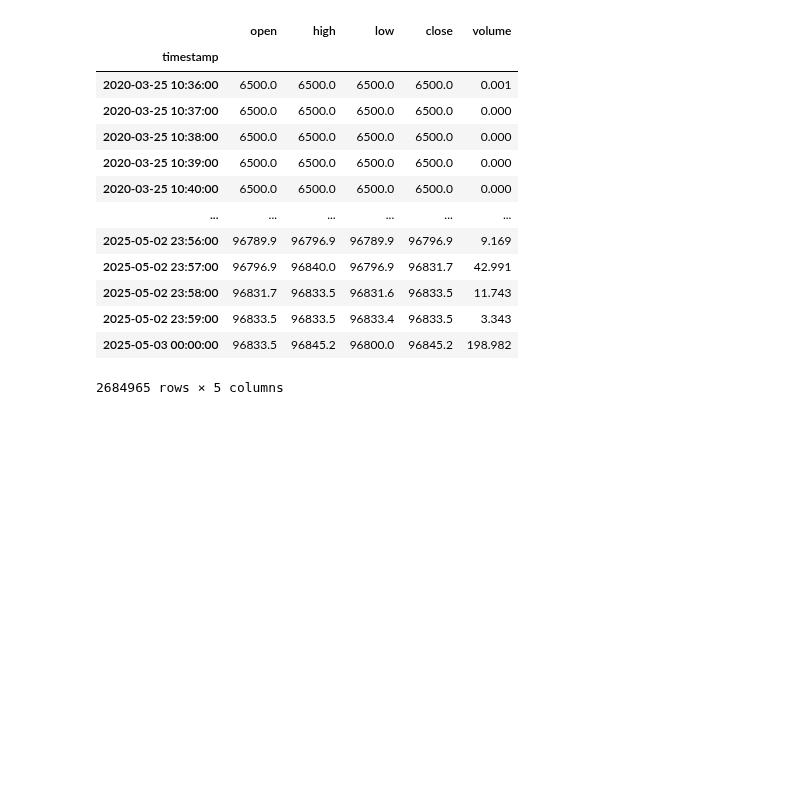
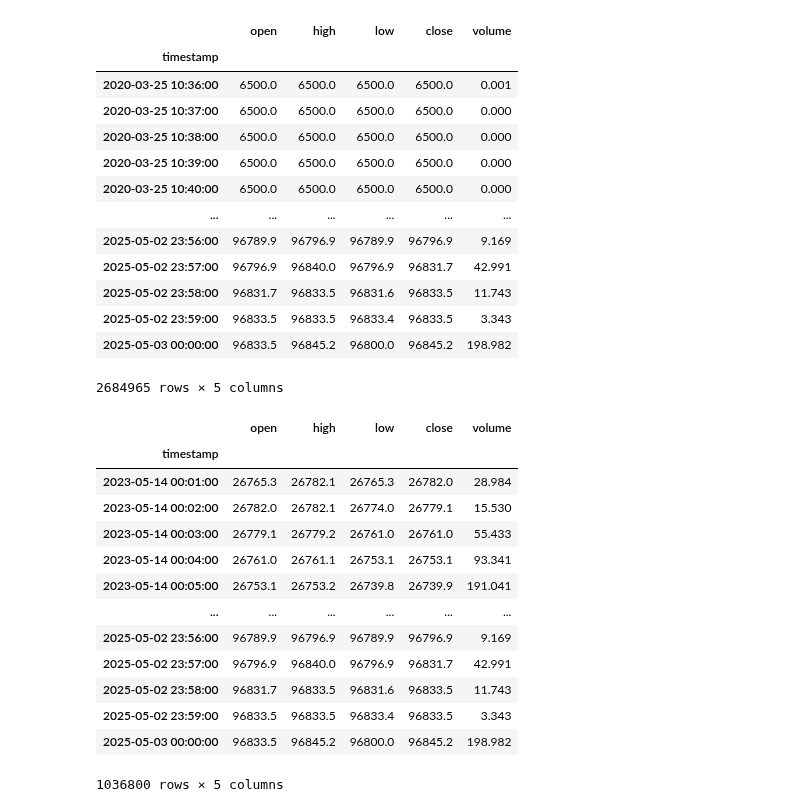
Before and after one commit to AleImbri/Crypto-strategies-simulations, a Jupyter notebook: Studi probabilistici con tempo e variazione.ipynb, the cells around one changed output. Drawn from its saved outputs; the diff is of its cells as text; code cells hidden in the pictures; blank space fills up the shorter version.

```diff
--- a/Studi probabilistici con tempo e variazione.ipynb
+++ b/Studi probabilistici con tempo e variazione.ipynb
@@ -23,6 +23,24 @@ btc_ohlcv
 | 2025-05-02 23:59:00 | 96833.5 | 96833.5 | 96833.4 | 96833.5 | 3.343 |
 | 2025-05-03 00:00:00 | 96833.5 | 96845.2 | 96800.0 | 96845.2 | 198.982 |
 2684965 rows × 5 columns
+# %%
+btc_ohlcv = btc_ohlcv[-2*12*30*24*60:]
+btc_ohlcv
+# %% [output]
+|  | open | high | low | close | volume |
+| timestamp |  |  |  |  |  |
+| 2023-05-14 00:01:00 | 26765.3 | 26782.1 | 26765.3 | 26782.0 | 28.984 |
+| 2023-05-14 00:02:00 | 26782.0 | 26782.1 | 26774.0 | 26779.1 | 15.530 |
+| 2023-05-14 00:03:00 | 26779.1 | 26779.2 | 26761.0 | 26761.0 | 55.433 |
+| 2023-05-14 00:04:00 | 26761.0 | 26761.1 | 26753.1 | 26753.1 | 93.341 |
+| 2023-05-14 00:05:00 | 26753.1 | 26753.2 | 26739.8 | 26739.9 | 191.041 |
+| ... | ... | ... | ... | ... | ... |
+| 2025-05-02 23:56:00 | 96789.9 | 96796.9 | 96789.9 | 96796.9 | 9.169 |
+| 2025-05-02 23:57:00 | 96796.9 | 96840.0 | 96796.9 | 96831.7 | 42.991 |
+| 2025-05-02 23:58:00 | 96831.7 | 96833.5 | 96831.6 | 96833.5 | 11.743 |
+| 2025-05-02 23:59:00 | 96833.5 | 96833.5 | 96833.4 | 96833.5 | 3.343 |
+| 2025-05-03 00:00:00 | 96833.5 | 96845.2 | 96800.0 | 96845.2 | 198.982 |
+1036800 rows × 5 columns
 # %%
 def sliding_max(arr: np.ndarray, k: int) -> np.ndarray:
     """Sliding-window maximum (window size k) for arr."""
```
Also changed, not shown: parts of 6 cells of this notebook, 3 other files.
